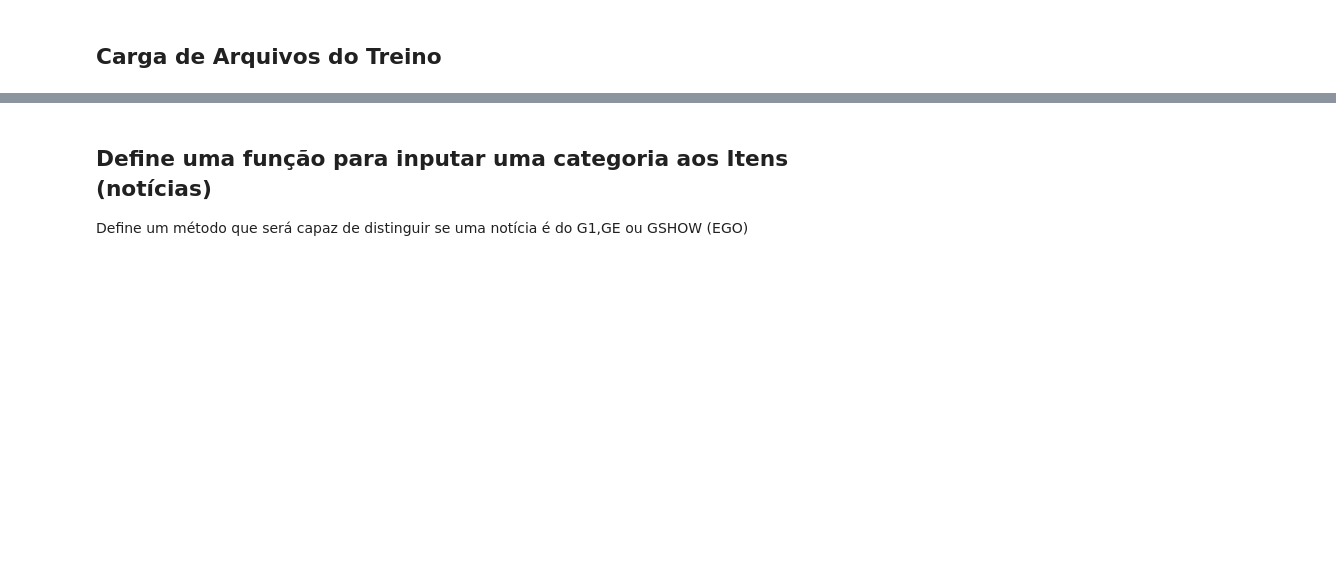
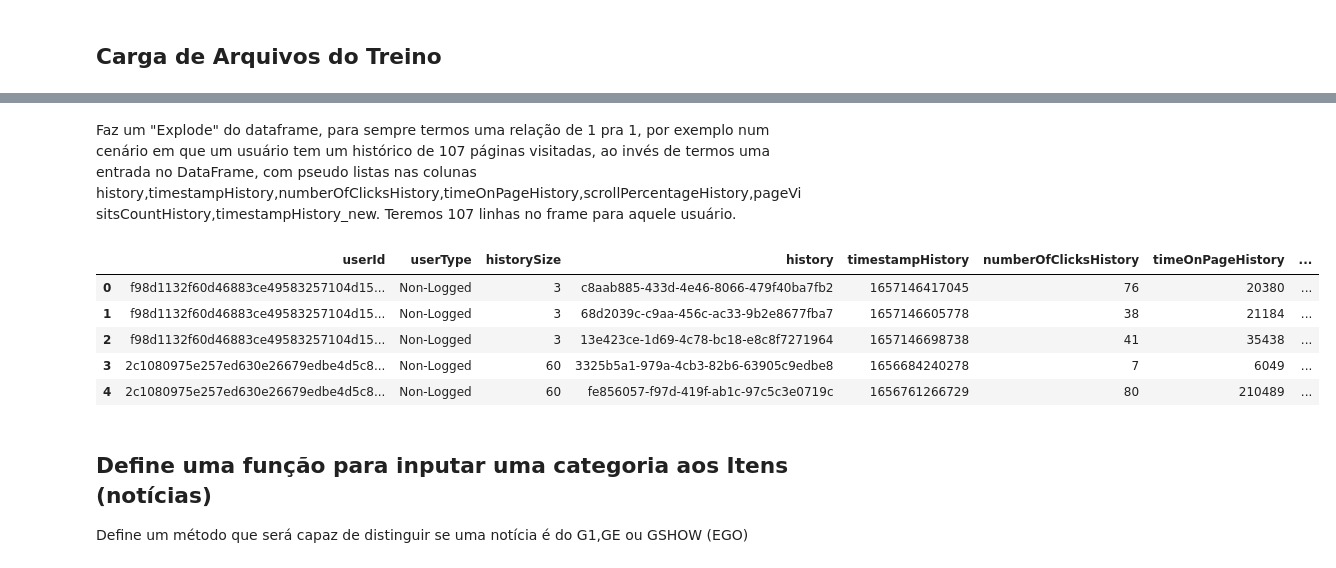
Before and after one commit to pedroalbani/tech-challenge5, a Jupyter notebook: notebooks/exploracao_dados.ipynb, the cells around one changed output, grey strips where cells are left out. Cells and saved outputs as stored; diff of their text form; code cells hidden in the pictures; blank space fills up the shorter version.

```diff
--- a/notebooks/exploracao_dados.ipynb
+++ b/notebooks/exploracao_dados.ipynb
@@ -9,7 +9,7 @@ import numpy as np
 # %% [markdown]
 ## Carga de Arquivos do Treino
 # %%
-data_path = "/data/raw/treino/"
+data_path = "../data/raw/history/"
 arquivos_treino = [f for f in os.listdir(data_path) if f.startswith("treino_parte")]
 
 # Carregar os arquivos de treino
@@ -22,3 +27,33 @@ FileNotFoundError: [WinError 3] O sistema não pode encontrar o caminho especifi
+# %% [markdown]
+Faz um "Explode" do dataframe, para sempre termos uma relação de 1 pra 1, por exemplo num cenário em que um usuário tem um histórico de 107 páginas visitadas, ao invés de termos uma entrada no DataFrame, com pseudo listas nas colunas history,timestampHistory,numberOfClicksHistory,timeOnPageHistory,scrollPercentageHistory,pageVisitsCountHistory,timestampHistory_new. Teremos 107 linhas no frame para aquele usuário.
+# %%
+def fixDataToExplode(dataframe, column):
+    return (dataframe[column].str.replace('\n', ' ').
+        str.replace("'", ' ').
+        str.replace("[", ' ').
+        str.replace("]", ' ').
+        str.strip().
+        str.split(","))
+# %%
+
+df_treino['history'] = fixDataToExplode(df_treino,'history')
+df_treino['timestampHistory'] = fixDataToExplode(df_treino,'timestampHistory')
+df_treino['numberOfClicksHistory'] = fixDataToExplode(df_treino,'numberOfClicksHistory')
+df_treino['timeOnPageHistory'] = fixDataToExplode(df_treino,'timeOnPageHistory')
+df_treino['scrollPercentageHistory'] = fixDataToExplode(df_treino,'scrollPercentageHistory')
+df_treino['pageVisitsCountHistory'] = fixDataToExplode(df_treino,'pageVisitsCountHistory')
+df_treino['timestampHistory_new'] = fixDataToExplode(df_treino,'timestampHistory_new')
+
+df_exploded = df_treino.explode(['history','timestampHistory','numberOfClicksHistory','timeOnPageHistory','scrollPercentageHistory','pageVisitsCountHistory','timestampHistory_new']).reset_index(drop=True)
+
+df_exploded.head()
+# %% [output]
+|  | userId | userType | historySize | history | timestampHistory | numberOfClicksHistory | timeOnPageHistory | ... |
+| 0 | f98d1132f60d46883ce49583257104d15... | Non-Logged | 3 | c8aab885-433d-4e46-8066-479f40ba7fb2 | 1657146417045 | 76 | 20380 | ... |
+| 1 | f98d1132f60d46883ce49583257104d15... | Non-Logged | 3 | 68d2039c-c9aa-456c-ac33-9b2e8677fba7 | 1657146605778 | 38 | 21184 | ... |
+| 2 | f98d1132f60d46883ce49583257104d15... | Non-Logged | 3 | 13e423ce-1d69-4c78-bc18-e8c8f7271964 | 1657146698738 | 41 | 35438 | ... |
+| 3 | 2c1080975e257ed630e26679edbe4d5c8... | Non-Logged | 60 | 3325b5a1-979a-4cb3-82b6-63905c9edbe8 | 1656684240278 | 7 | 6049 | ... |
+| 4 | 2c1080975e257ed630e26679edbe4d5c8... | Non-Logged | 60 | fe856057-f97d-419f-ab1c-97c5c3e0719c | 1656761266729 | 80 | 210489 | ... |
 # %% [markdown]
 ## Define uma função para inputar uma categoria aos Itens (notícias)
 Define um método que será capaz de distinguir se uma notícia é do G1,GE ou GSHOW (EGO)
```
Also changed, not shown: parts of 1 cell of this notebook, 5 other files.
